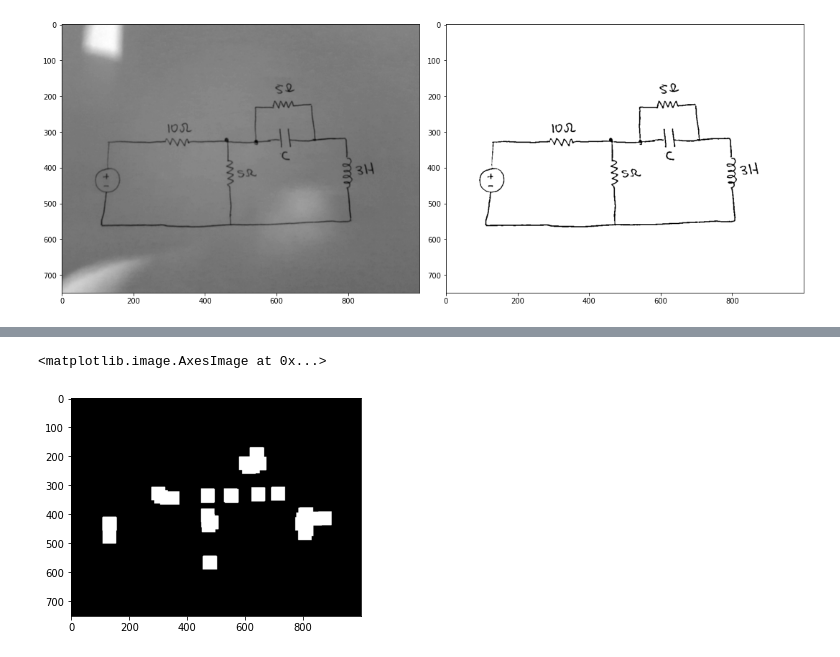
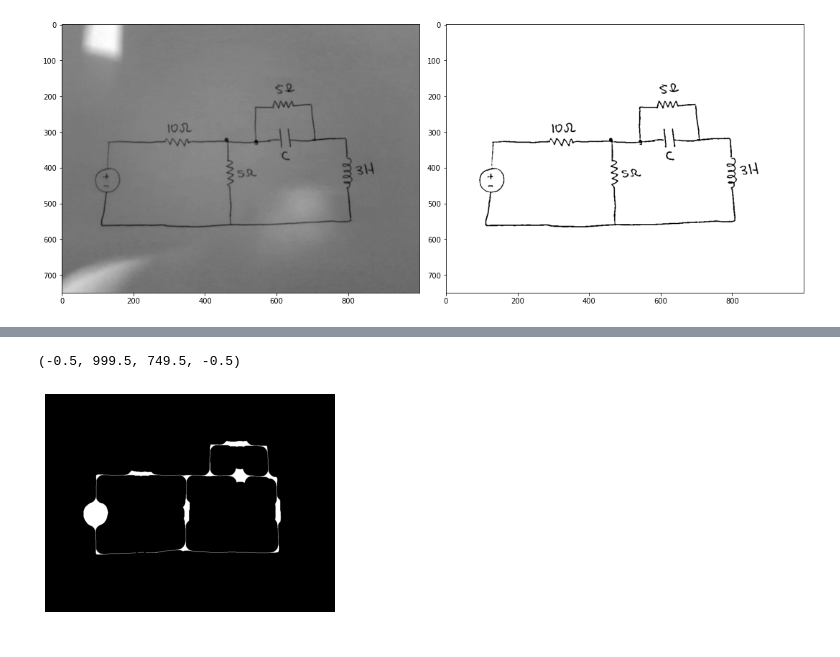
Before and after one commit to aaanthonyyy/CircuitNet, a Jupyter notebook: object_detection.ipynb, the cells around one changed output, grey strips where cells are left out. Saved outputs shown, nothing was run; the diff lists cells and outputs as text; code cells hidden in the pictures.

Commit message:
Update algorithm to use morpholoical closing as detection method

```diff
--- a/object_detection.ipynb
+++ b/object_detection.ipynb
@@ -102,11 +86,20 @@ plt.imshow(out, cmap='gray')
-# %%
-img_dil = np.ones_like(img) * 255
-kernel = np.ones((4,4), np.uint8)
-
-# dilate to generate blobs from endpoint
-img_dil = cv2.dilate(out, kernel, iterations=15)
-
-plt.imshow(img_dil, cmap='gray')
-# %% [output]
-<matplotlib.image.AxesImage at 0x...>
-[figure, removed]
+# %%
+# morphological closing gives blobs around the components
+
+CLOSE_SIZE = 64
+
+kernel = cv2.getStructuringElement(cv2.MORPH_ELLIPSE,(50,50))
+
+imgSkel.dtype = 'uint8'
+img_close = cv2.bitwise_not(imgSkel)
+
+
+img_close = np.copy(imgSkel)
+img_close = cv2.morphologyEx(img_close, cv2.MORPH_CLOSE, kernel, iterations=1)
+
+# plt.figure(figsize=FIG_SIZE)
+plt.imshow(img_close, cmap='gray')
+plt.axis('off')
+# %% [output]
+(-0.5, 999.5, 749.5, -0.5)
+[figure, added]
```
Also changed, not shown: parts of 26 cells of this notebook.
